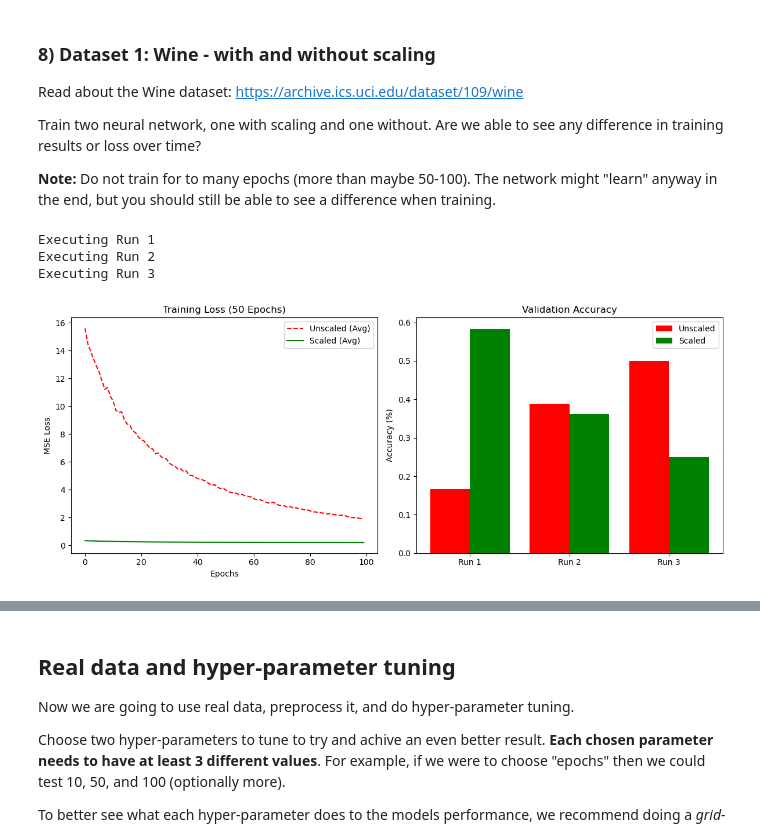
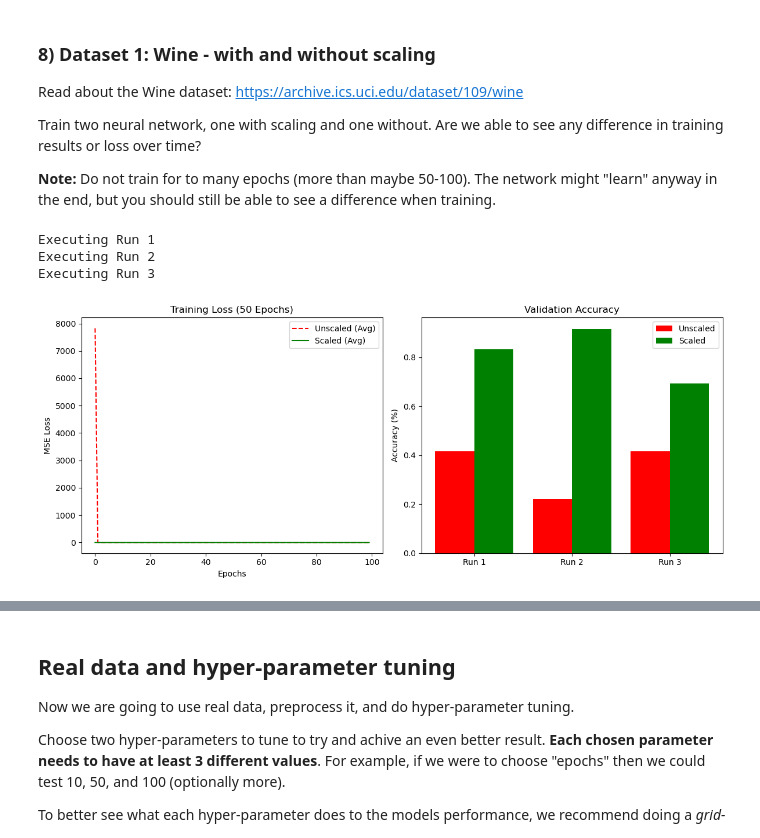
Before and after one commit to EdiOne07/Neural_Network, a Jupyter notebook: ML-Assignment 3/ML-Assignment 3 - Student names.ipynb, the cells around one changed output, grey strips where cells are left out. Saved outputs shown, nothing was run; the diff lists cells and outputs as text; code cells hidden in the pictures.

```diff
--- a/ML-Assignment 3/ML-Assignment 3 - Student names.ipynb
+++ b/ML-Assignment 3/ML-Assignment 3 - Student names.ipynb
@@ -209,8 +209,10 @@ class NeuralNet(object):
         # NOTE: The "neurons" parameter is given as a list.
         # E.g., [4, 8, 4] means 4 neurons in layer 1, 8 neurons in layer 2 etc...
 
-        self.weights = [np.random.normal(0,0.1,(n, m)) for n,m in
-                   zip([input_dim] + neurons, neurons + [output_dim])]
+        self.weights = [
+            np.random.normal(0, np.sqrt(2/n), (n, m))
+            for n, m in zip([input_dim] + neurons, neurons + [output_dim])
+        ]
 
         # Bias for each neuron in every layer (start with zeros)
         self.biases = [np.zeros((1, m)) for m in neurons + [output_dim]]
@@ -347,6 +349,9 @@ Make sure to test both the **adjust_weights** function and the **train_net** fun
 Also, be sure to **plot the loss for each epoch** to see how the network training is progressing!
 # %%
 # TODO: You can change most things in this cell if you want to, we encurage it!
+import matplotlib as mpl
+mpl.rcParams.update(mpl.rcParamsDefault)  # reset allt
+plt.close('all')
 
 n = 1000
 d = 4
@@ -361,15 +366,16 @@ nn = NeuralNet(d, 1, [18, 12])
 loss_1 = [nn.adjust_weights(x, y) for _ in range(1000)]
 
 loss_2 = nn.train_net(x, y, batch_size=32, epochs=1000, learning_rate=1e-4, use_validation_data=False)
-
+plt.figure(figsize=(8,4), dpi=100)
 plt.plot(loss_1)
 plt.title("Loss 1 (adjust_weights) - raw loss from random initialization")
-plt.text(100, 15000, "Starts high due to random initialization,\nfull dataset updates cause sharp drop at first.")
+#plt.text(100, 15000, "Starts high due to random initialization,\nfull dataset updates cause sharp drop at first.")
 plt.show()
 
+plt.figure(figsize=(8,4), dpi=100)
 plt.plot(loss_2)
 plt.title("Loss 2 (train_net) - smaller scale due to epoch averaging and mini-batches")
-plt.text(100, 6, "Smoother curve due to mini-batch averaging\nand starting after initial training.")
+#plt.text(100, 6, "Smoother curve due to mini-batch averaging\nand starting after initial training.")
 plt.show()
 print("Final loss adjust:", loss_1[-1])
 print("Final loss train:", loss_2[-1])
@@ -401,6 +406,9 @@ from sklearn.model_selection import train_test_split
 
 data_wine = pd.read_csv("wine.csv",skiprows=[1])
 
+# Function to calculate accuracy
+# model.forward(xt) gives predictions
+# argmax selects the class with highest value
 def calc_acc(model,xt,yt):
         preds=np.argmax(model.forward(xt),axis=1)
         real=np.argmax(yt,axis=1)
@@ -408,10 +416,9 @@ def calc_acc(model,xt,yt):
 
 x=data_wine.iloc[:,:-1].values
 y=data_wine.iloc[:,-1].values
+
 y_indices=(y-1).astype(int)
 y_onehot=np.eye(3)[y_indices]
-scaler=preprocessing.StandardScaler()
-x_scaled=scaler.fit_transform(x)
 
 # TODO: Do the above at least 3 times
 # NOTE: Use loops here!
@@ -419,47 +426,69 @@ all_unscaled_loss=[]
 all_scaled_loss=[]
 final_acc_unscaled=[]
 final_acc_scaled=[]
+
 for i in range(3):
     print(f"Executing Run {i+1} ")
+
     indices=np.arange(len(x))
-    idx_train,idx_val=train_test_split(indices,test_size=0.2,random_state=i)
+    idx_train,idx_val=train_test_split(indices,test_size=0.2)
 
+    # split into train and validation sets
     x_train,x_val=x[idx_train],x[idx_val]
-    x_train_s,x_val_s=x_scaled[idx_train],x_scaled[idx_val]
     y_train,y_val=y_onehot[idx_train],y_onehot[idx_val]
+
+    # ----- SCALING -----
+    scaler=preprocessing.StandardScaler()
+
+     # fit on TRAIN only (learn mean and std) + scale train data
+    x_train_s =scaler.fit_transform(x_train)
+
+    # scale validation using same mean/std (no new fit!)
+    x_val_s=scaler.transform(x_val)
+
+    # create two neural networks
+    # one for unscaled data, one for scaled data
     neural_network_unscaled= NeuralNet(input_dim=13,output_dim=3,neurons=[8,8])
     neural_network_scaled= NeuralNet(input_dim=13,output_dim=3,neurons=[8,8])
-    unscaled_loss=neural_network_unscaled.train_net(x_train, y_train,epochs=100,learning_rate=1e-6)
+
+    # train with raw data (small learning rate)
+    unscaled_loss=neural_network_unscaled.train_net(x_train, y_train,epochs=100,learning_rate=1e-5)
     all_unscaled_loss.append(unscaled_loss)
+
+    # train with scaled data (larger learning rate)
     scaled_loss=neural_network_scaled.train_net(x_train_s, y_train,epochs=100,learning_rate=1e-2)
     all_scaled_loss.append(scaled_loss)
+
+    # calculate validation accuracy
     final_acc_unscaled.append(calc_acc(neural_network_unscaled,x_val,y_val))
     final_acc_scaled.append(calc_acc(neural_network_scaled,x_val_s,y_val))
+
 plt.figure(figsize=(12, 5))
+
 plt.subplot(1, 2, 1)
 plt.plot(np.mean(all_unscaled_loss, axis=0), label='Unscaled (Avg)', color='red', linestyle='--')
 plt.plot(np.mean(all_scaled_loss, axis=0), label='Scaled (Avg)', color='green')
 plt.title('Training Loss (50 Epochs)')
 plt.xlabel('Epochs')
 plt.ylabel('MSE Loss')
 plt.legend()
 plt.subplot(1, 2, 2)
 labels = ['Run 1', 'Run 2', 'Run 3']
 x = np.arange(len(labels))
 plt.bar(x - 0.2, final_acc_unscaled, 0.4, label='Unscaled', color='red')
 plt.bar(x + 0.2, final_acc_scaled, 0.4, label='Scaled', color='green')
 plt.xticks(x, labels)
 plt.ylabel('Accuracy (%)')
 plt.title('Validation Accuracy')
 plt.legend()
 
 plt.tight_layout()
 plt.show()
 # TODO: Plot the results with matplotlib (plt)
 # NOTE: One combined lineplot with the scaling and one without the scaling, 2 plots in total.
 # NOTE: Plot both the accuracy and the loss!
 # %% [output]
 Executing Run 1
 Executing Run 2
 Executing Run 3
-[figure, old version]
+[figure, new version]
```
Also changed, not shown: parts of 2 cells of this notebook.
